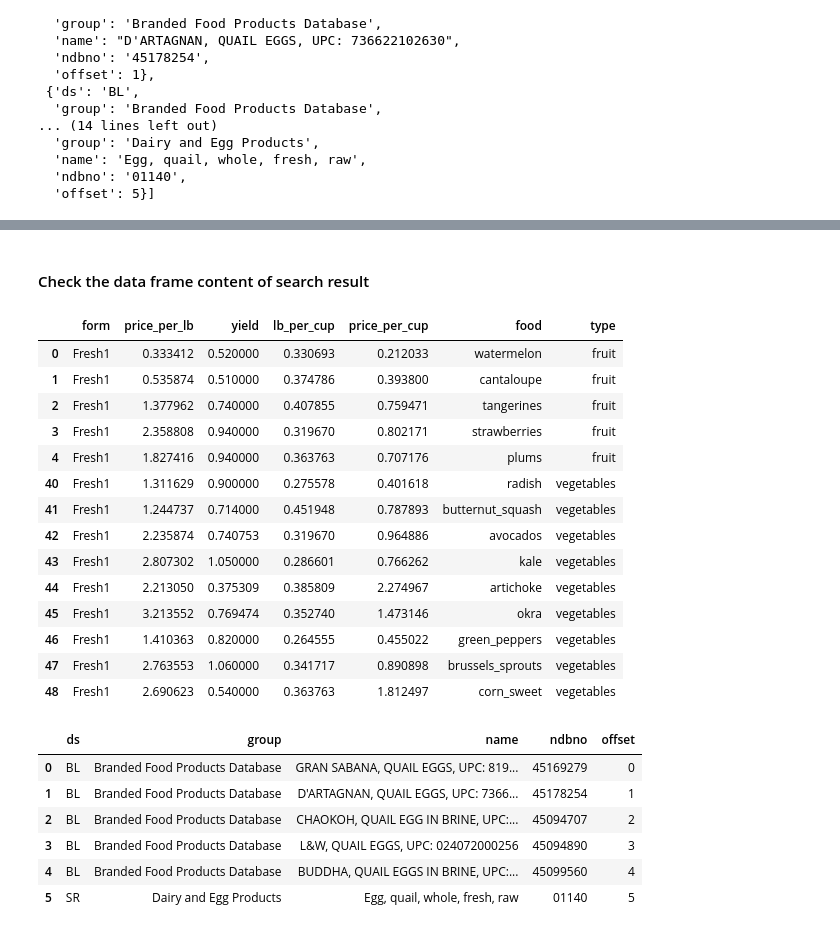
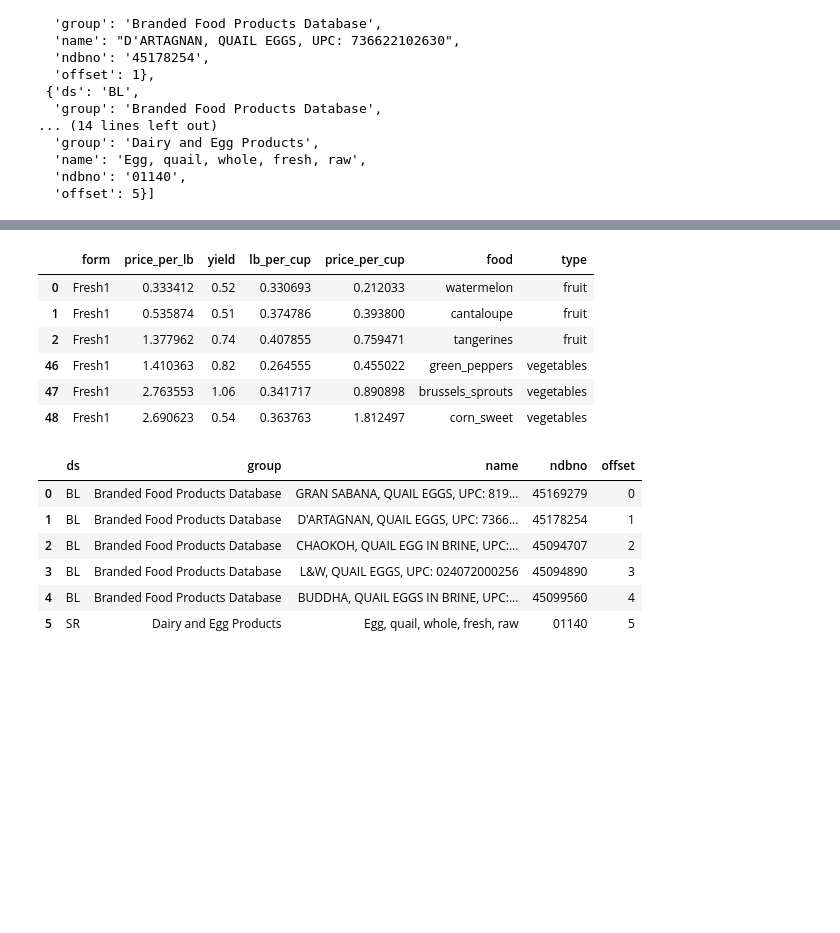
Before and after one commit to Wei-Kuang/STA141B, a Jupyter notebook: HW4/hw4_2019.ipynb, the cells around one changed output, grey strips where cells are left out. Cells and saved outputs as stored; diff of their text form; code cells hidden in the pictures; blank space fills up the shorter version.

```diff
--- a/HW4/hw4_2019.ipynb
+++ b/HW4/hw4_2019.ipynb
@@ -302,24 +162,14 @@ Hints:
-# %% [markdown]
-#### Check the data frame content of search result
 # %%
-# Read fresh.csv file
-dframe = pd.read_csv('fresh.csv')
-selection = list(range(0,5)) + list(range(40,49))
+#### Check the data frame content of search result
+dframe = pd.read_csv('fresh.csv')                                # Read fresh.csv file
+selection = list(range(0,3)) + list(range(46,len(dframe))  )     # Show the head and tail of the dataframe
 dframe.iloc[selection, :]
 # %% [output]
 |  | form | price_per_lb | yield | lb_per_cup | price_per_cup | food | type |
-| 0 | Fresh1 | 0.333412 | 0.520000 | 0.330693 | 0.212033 | watermelon | fruit |
-| 1 | Fresh1 | 0.535874 | 0.510000 | 0.374786 | 0.393800 | cantaloupe | fruit |
-| 2 | Fresh1 | 1.377962 | 0.740000 | 0.407855 | 0.759471 | tangerines | fruit |
-| 3 | Fresh1 | 2.358808 | 0.940000 | 0.319670 | 0.802171 | strawberries | fruit |
-| 4 | Fresh1 | 1.827416 | 0.940000 | 0.363763 | 0.707176 | plums | fruit |
-| 40 | Fresh1 | 1.311629 | 0.900000 | 0.275578 | 0.401618 | radish | vegetables |
-| 41 | Fresh1 | 1.244737 | 0.714000 | 0.451948 | 0.787893 | butternut_squash | vegetables |
-| 42 | Fresh1 | 2.235874 | 0.740753 | 0.319670 | 0.964886 | avocados | vegetables |
-| 43 | Fresh1 | 2.807302 | 1.050000 | 0.286601 | 0.766262 | kale | vegetables |
-| 44 | Fresh1 | 2.213050 | 0.375309 | 0.385809 | 2.274967 | artichoke | vegetables |
-| 45 | Fresh1 | 3.213552 | 0.769474 | 0.352740 | 1.473146 | okra | vegetables |
-| 46 | Fresh1 | 1.410363 | 0.820000 | 0.264555 | 0.455022 | green_peppers | vegetables |
-| 47 | Fresh1 | 2.763553 | 1.060000 | 0.341717 | 0.890898 | brussels_sprouts | vegetables |
-| 48 | Fresh1 | 2.690623 | 0.540000 | 0.363763 | 1.812497 | corn_sweet | vegetables |
+| 0 | Fresh1 | 0.333412 | 0.52 | 0.330693 | 0.212033 | watermelon | fruit |
+| 1 | Fresh1 | 0.535874 | 0.51 | 0.374786 | 0.393800 | cantaloupe | fruit |
+| 2 | Fresh1 | 1.377962 | 0.74 | 0.407855 | 0.759471 | tangerines | fruit |
+| 46 | Fresh1 | 1.410363 | 0.82 | 0.264555 | 0.455022 | green_peppers | vegetables |
+| 47 | Fresh1 | 2.763553 | 1.06 | 0.341717 | 0.890898 | brussels_sprouts | vegetables |
+| 48 | Fresh1 | 2.690623 | 0.54 | 0.363763 | 1.812497 | corn_sweet | vegetables |
 # %%
```
Also changed, not shown: parts of 57 cells of this notebook.
